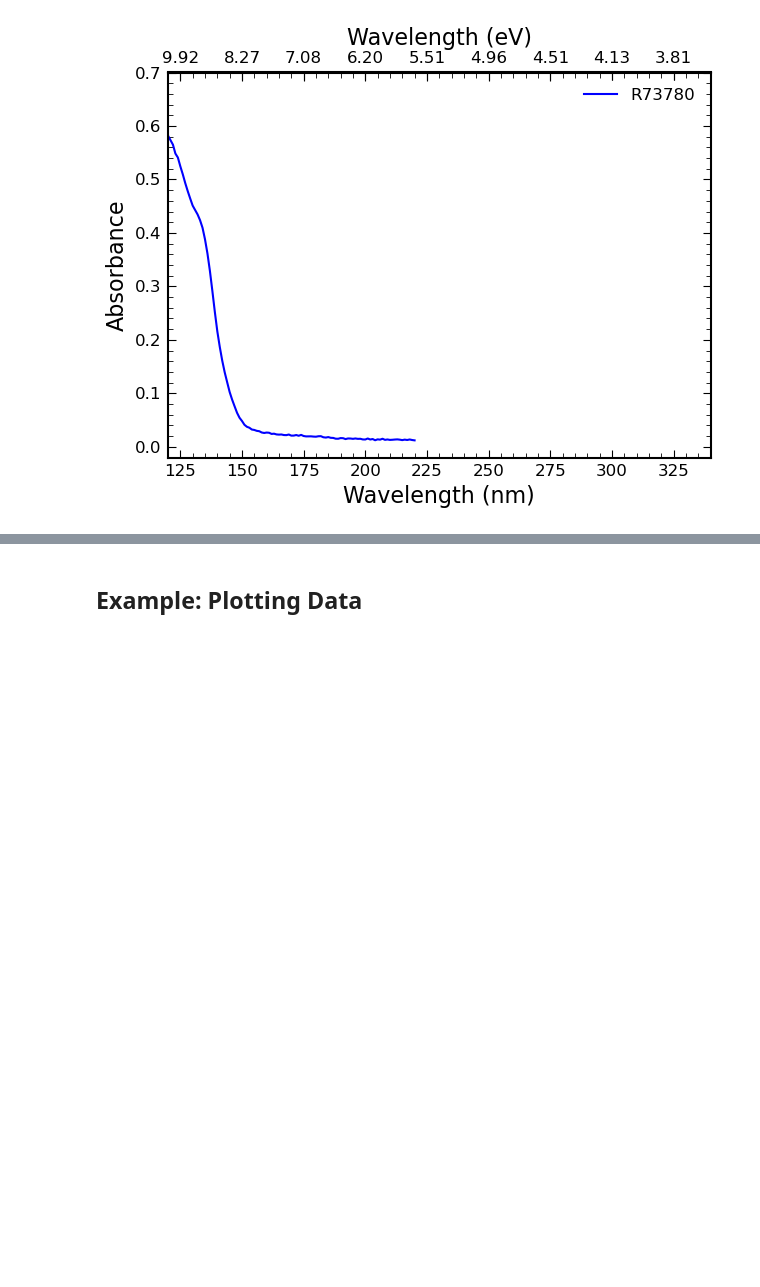
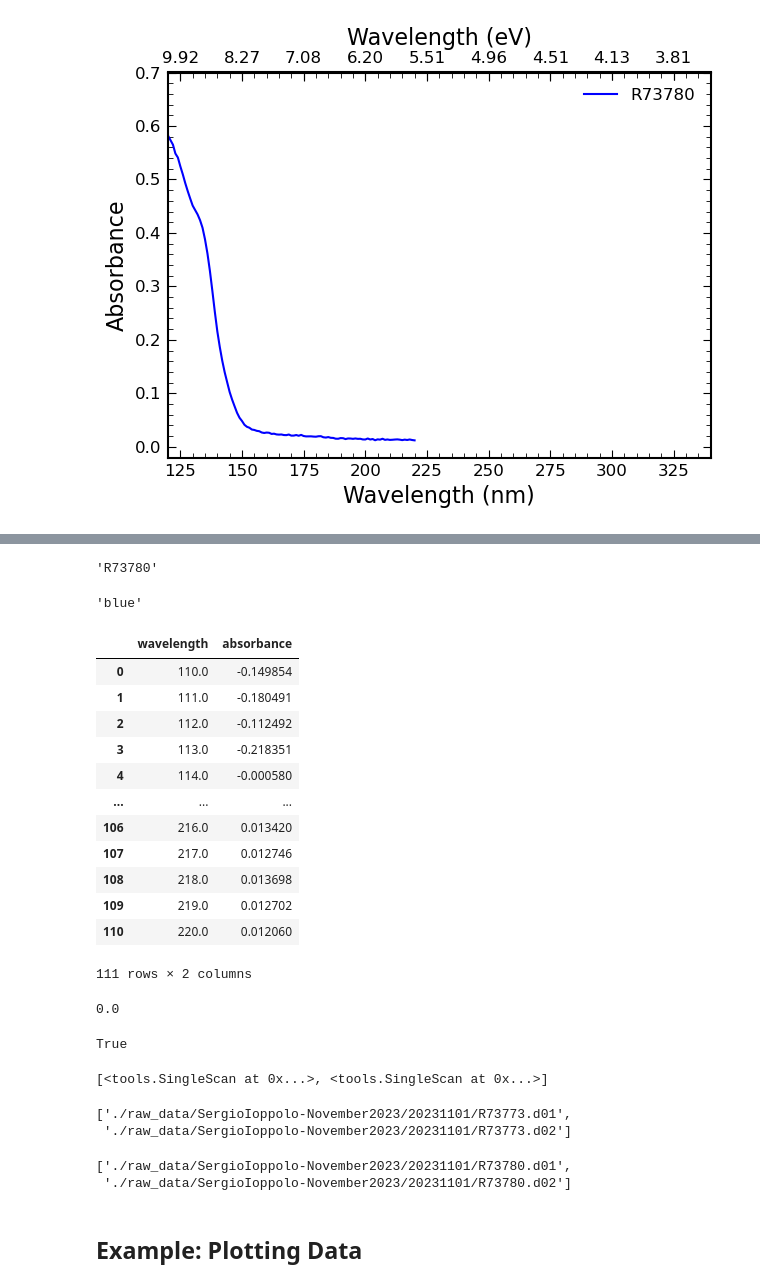
Before and after one commit to cassidy-andrew/AU-UV_ices, a Jupyter notebook: example.ipynb, the cells around one changed output, grey strips where cells are left out. Saved outputs shown, nothing was run; the diff lists cells and outputs as text; code cells hidden in the pictures; blank space fills up the shorter version.

```diff
--- a/example.ipynb
+++ b/example.ipynb
@@ -35,3 +55,49 @@ tools.plot_absorbance([spec1], figsize=(7, 5),
+# %%
+spec1.name
+# %% [output]
+'R73780'
+# %%
+spec1.color
+# %% [output]
+'blue'
+# %%
+spec1.data
+# %% [output]
+|  | wavelength | absorbance |
+| 0 | 110.0 | -0.149854 |
+| 1 | 111.0 | -0.180491 |
+| 2 | 112.0 | -0.112492 |
+| 3 | 113.0 | -0.218351 |
+| 4 | 114.0 | -0.000580 |
+| ... | ... | ... |
+| 106 | 216.0 | 0.013420 |
+| 107 | 217.0 | 0.012746 |
+| 108 | 218.0 | 0.013698 |
+| 109 | 219.0 | 0.012702 |
+| 110 | 220.0 | 0.012060 |
+111 rows × 2 columns
+# %%
+spec1.offset
+# %% [output]
+0.0
+# %%
+spec1.visible
+# %% [output]
+True
+# %%
+spec1.scans
+# %% [output]
+[<tools.SingleScan at 0x...>, <tools.SingleScan at 0x...>]
+# %%
+spec1.bkgds
+# %% [output]
+['./raw_data/SergioIoppolo-November2023/20231101/R73773.d01',
+ './raw_data/SergioIoppolo-November2023/20231101/R73773.d02']
+# %%
+spec1.samples
+# %% [output]
+['./raw_data/SergioIoppolo-November2023/20231101/R73780.d01',
+ './raw_data/SergioIoppolo-November2023/20231101/R73780.d02']
 # %% [markdown]
 ## Example: Plotting Data
 # %%
```
Also changed, not shown: parts of 19 cells of this notebook, 8 other files.
